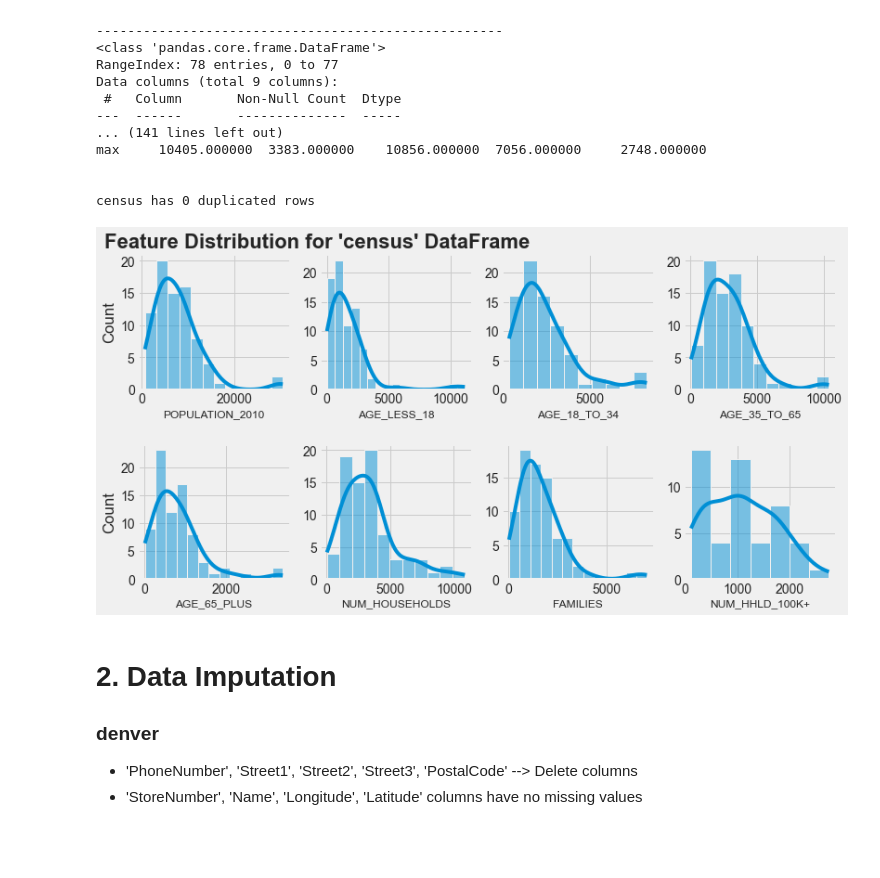
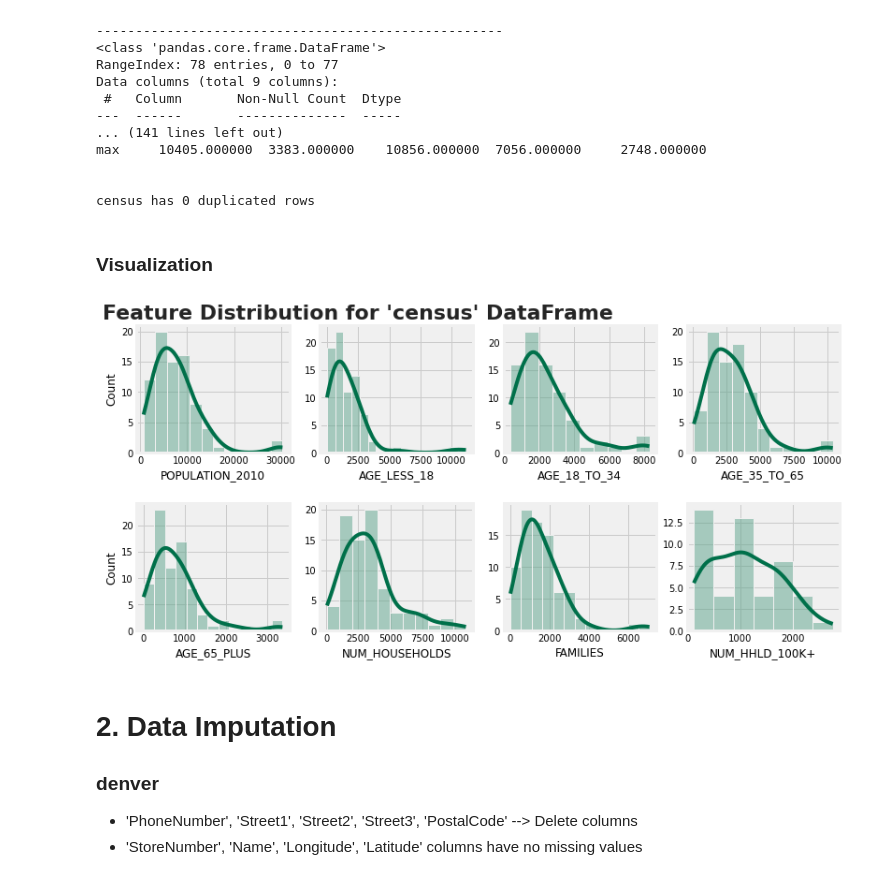
Before and after one commit to MihoRosenberg/Starbucks, a Jupyter notebook: notebook (2).ipynb, the cells around one changed output. Saved outputs shown, nothing was run; the diff lists cells and outputs as text; code cells hidden in the pictures; blank space fills up the shorter version.

Commit message:
[UPDATE]
Added visuals

```diff
--- a/notebook (2).ipynb
+++ b/notebook (2).ipynb
@@ -144,35 +147,37 @@ max     10405.000000  3383.000000    10856.000000  7056.000000     2748.000000
 
 
 census has 0 duplicated rows
+# %% [markdown]
+### Visualization
 # %%
-#EDA 2
-# 2022/08/06
+# Visualization 1: Distribution
 # Check distribution for these 8 columns in census
 # 'POPULATION_2010', 'AGE_LESS_18', 'AGE_18_TO_34', 'AGE_35_TO_65', 'AGE_65_PLUS', 'NUM_HOUSEHOLDS', 'FAMILIES', 'NUM_HHLD_100K+'
 
 i = 2
 j = 4
 plt.style.use('fivethirtyeight')
 fig, axs = plt.subplots(i, j, figsize=(12, 6))
 plt.subplots_adjust(hspace=0.4)
 #plt.suptitle("Feature Distribution for 'census' DataFrame", fontsize=16, weight='bold')
-axs[0][0].text(-8000, 22, "Feature Distribution for 'census' DataFrame", fontsize=22, weight='bold', color='#252525');
+axs[0][0].text(-8000, 22, "Feature Distribution for 'census' DataFrame", fontsize=22, weight='bold',color='#252525');
 
 r, c = 0, 0
 cols = census.columns
 idx = 2
 while r < i:
     while c < j:
-        axs[r][c] = sns.histplot(census[cols[idx]], ax=axs[r][c], kde=True, lw=1)
+        axs[r][c] = sns.histplot(census[cols[idx]], ax=axs[r][c], kde=True, lw=1, color='#5CA48B')
+        axs[r][c].lines[0].set_color('#00704A')
         axs[r][c].set_xlabel(cols[idx], fontsize=12)
         if c != 0:
             axs[r][c].set_ylabel("")
         c += 1
         idx += 1
     r += 1
     c = 0
 # %% [output]
-[figure, old version]
+[figure, new version]
 # %% [markdown]
 # 2. Data Imputation
 ### denver
```
Also changed, not shown: parts of 20 cells of this notebook.
